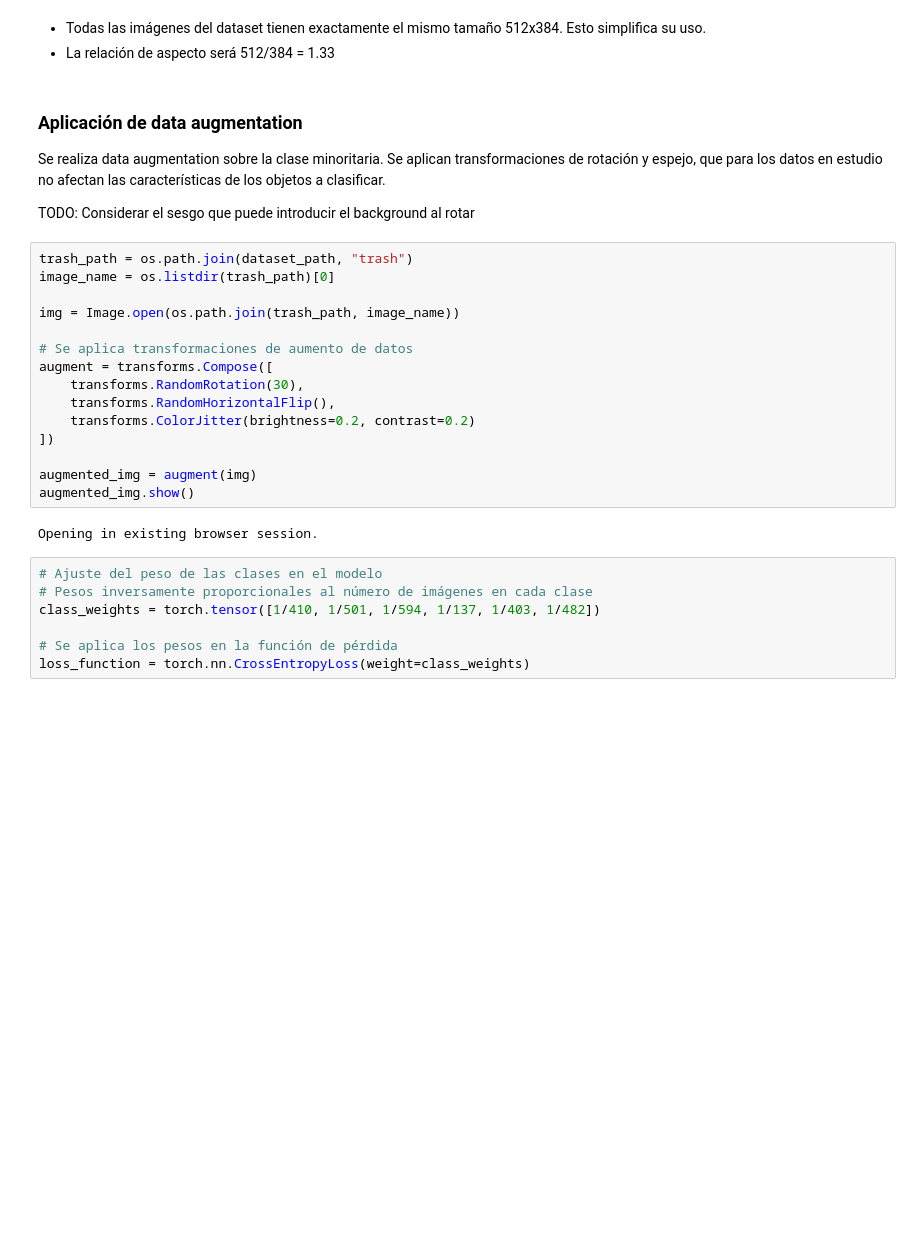
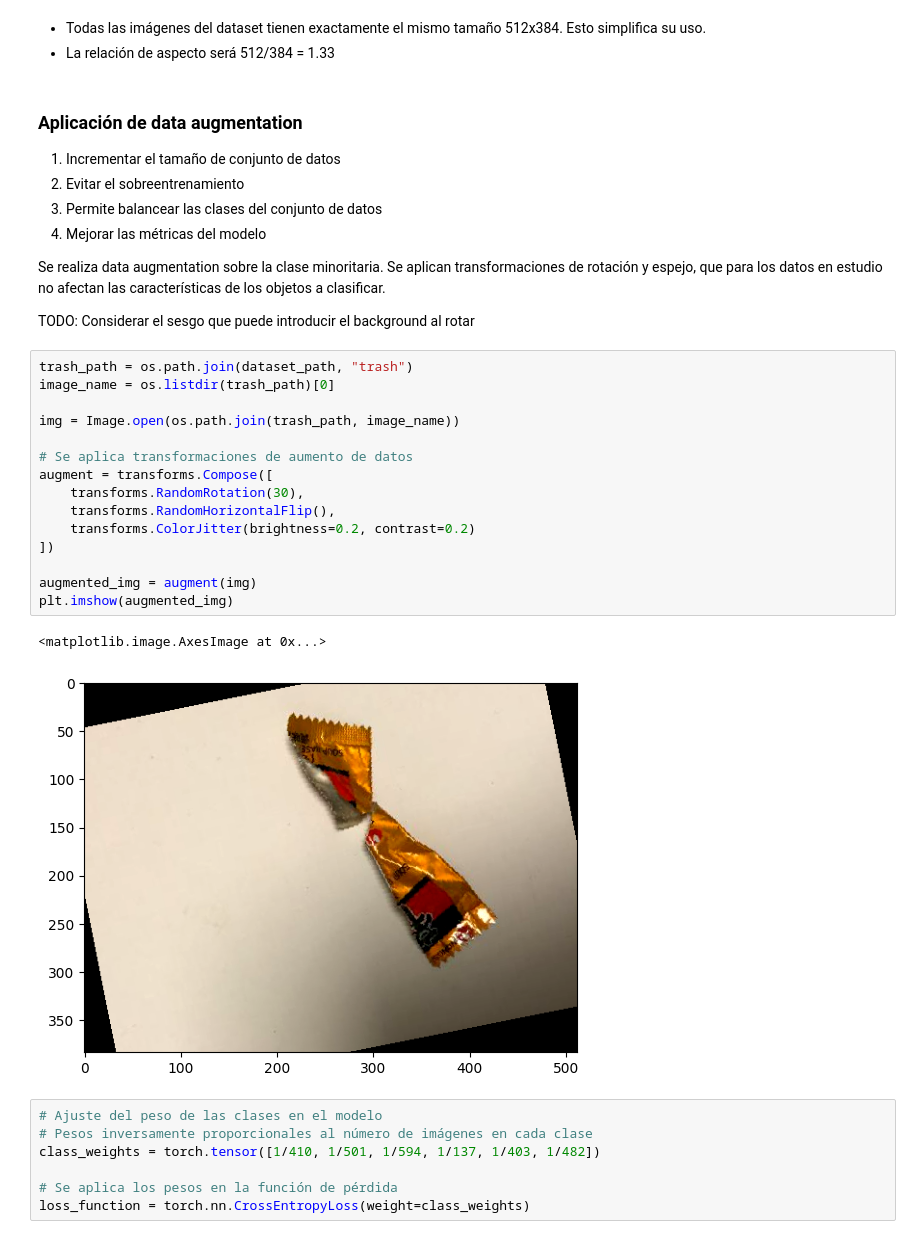
Before and after one commit to gonzafernan/ceia-vpc2, a Jupyter notebook: 01-trashnet-eda.ipynb, the cells around one changed output. Saved outputs shown, nothing was run; the diff lists cells and outputs as text; blank space fills up the shorter version.

```diff
--- a/EDA_TRASHNET.ipynb
+++ b/01-trashnet-eda.ipynb
@@ -197,6 +197,11 @@ Image sizes: {(512, 384)}
 - La relación de aspecto será 512/384 = 1.33
 # %% [markdown]
 ### Aplicación de data augmentation
+
+1. Incrementar el tamaño de conjunto de datos
+2. Evitar el sobreentrenamiento
+3. Permite balancear las clases del conjunto de datos
+4. Mejorar las métricas del modelo
 
 Se realiza data augmentation sobre la clase minoritaria. Se aplican transformaciones de rotación y espejo, que para los datos en estudio no afectan las características de los objetos a clasificar.
 
@@ -204,20 +209,21 @@ TODO: Considerar el sesgo que puede introducir el background al rotar
 # %%
 trash_path = os.path.join(dataset_path, "trash")
 image_name = os.listdir(trash_path)[0]
 
 img = Image.open(os.path.join(trash_path, image_name))
 
 # Se aplica transformaciones de aumento de datos
 augment = transforms.Compose([
     transforms.RandomRotation(30),
     transforms.RandomHorizontalFlip(),
     transforms.ColorJitter(brightness=0.2, contrast=0.2)
 ])
 
 augmented_img = augment(img)
-augmented_img.show()
+plt.imshow(augmented_img)
 # %% [output]
-Opening in existing browser session.
+<matplotlib.image.AxesImage at 0x...>
+[figure, added]
 # %%
 # Ajuste del peso de las clases en el modelo
 # Pesos inversamente proporcionales al número de imágenes en cada clase
```
Also changed, not shown: parts of 4 cells of this notebook.
